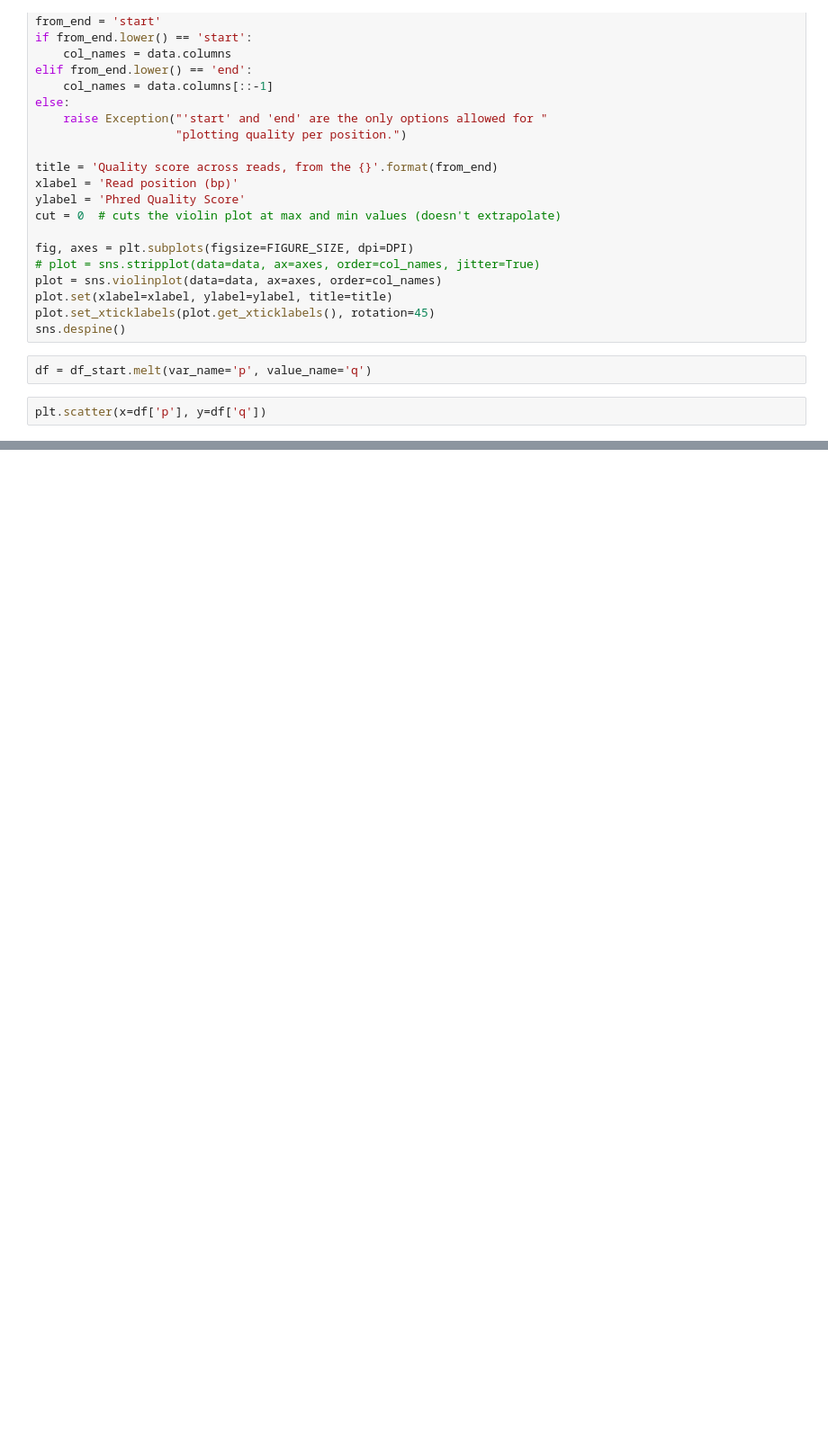
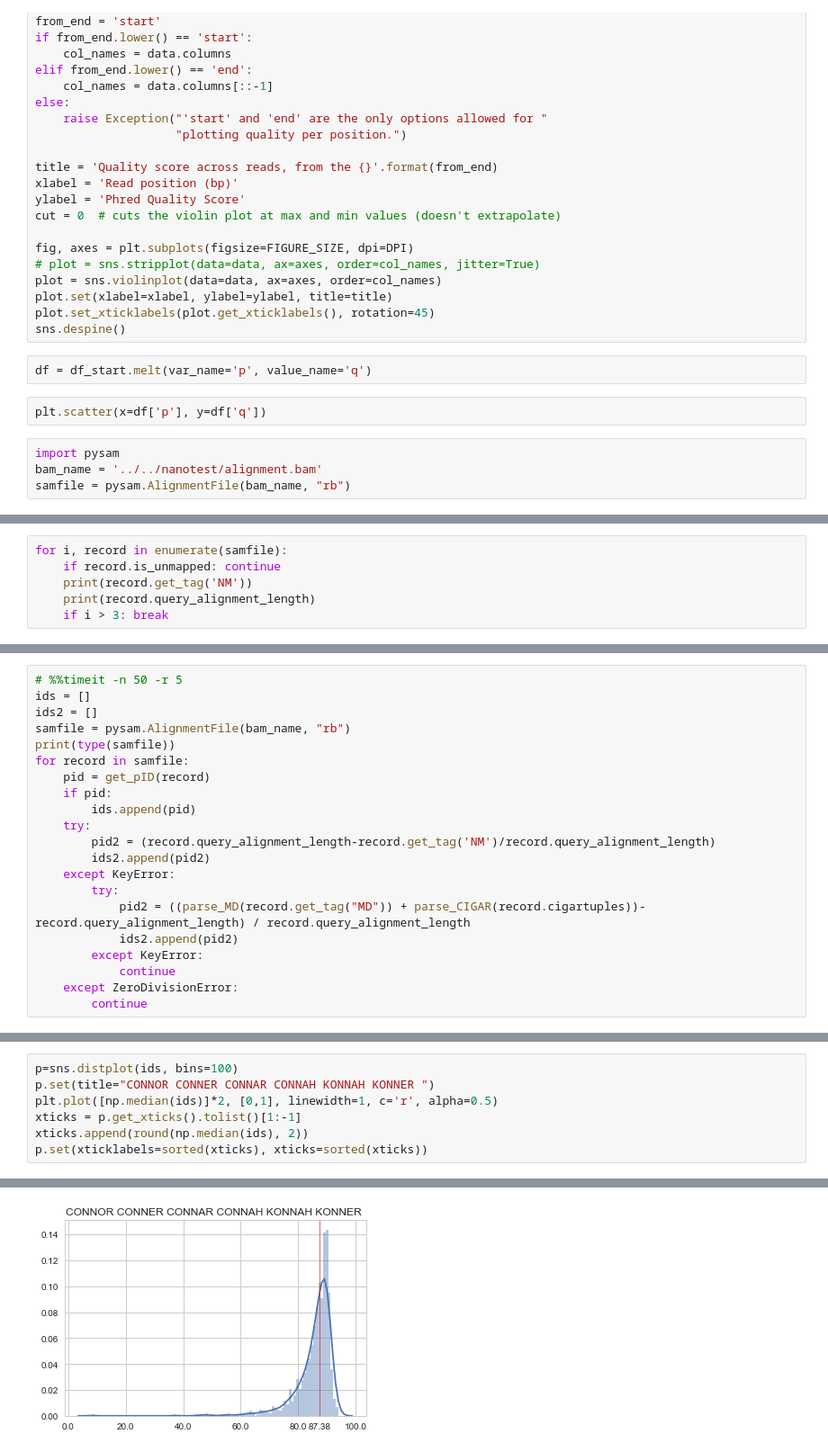
Before and after one commit to mbhall88/pistis, a Jupyter notebook: examples/plot_prototyping.ipynb, the cells around one changed output, grey strips where cells are left out. Shown at 90% size. Cells and saved outputs as stored; diff of their text form; blank space fills up the shorter version.

Commit message:
add percent identity from bam plot

```diff
--- a/examples/plot_prototyping.ipynb
+++ b/examples/plot_prototyping.ipynb
@@ -279,3 +349,7 @@ sns.despine()
 df = df_start.melt(var_name='p', value_name='q')
 # %%
 plt.scatter(x=df['p'], y=df['q'])
+# %%
+import pysam
+bam_name = '../../nanotest/alignment.bam'
+samfile = pysam.AlignmentFile(bam_name, "rb")
@@ -281,0 +407,6 @@ plt.scatter(x=df['p'], y=df['q'])
+# %%
+for i, record in enumerate(samfile):
+    if record.is_unmapped: continue
+    print(record.get_tag('NM'))
+    print(record.query_alignment_length)
+    if i > 3: break
@@ -281,0 +424,21 @@ plt.scatter(x=df['p'], y=df['q'])
+# %%
+# %%timeit -n 50 -r 5
+ids = []
+ids2 = []
+samfile = pysam.AlignmentFile(bam_name, "rb")
+print(type(samfile))
+for record in samfile:
+    pid = get_pID(record)
+    if pid:
+        ids.append(pid)
+    try:
+        pid2 = (record.query_alignment_length-record.get_tag('NM')/record.query_alignment_length)
+        ids2.append(pid2)
+    except KeyError:
+        try:
+            pid2 = ((parse_MD(record.get_tag("MD")) + parse_CIGAR(record.cigartuples))-record.query_alignment_length) / record.query_alignment_length
+            ids2.append(pid2)
+        except KeyError:
+            continue
+    except ZeroDivisionError:
+        continue
@@ -281,0 +468,8 @@ plt.scatter(x=df['p'], y=df['q'])
+# %%
+p=sns.distplot(ids, bins=100)
+p.set(title="CONNOR CONNER CONNAR CONNAH KONNAH KONNER ")
+plt.plot([np.median(ids)]*2, [0,1], linewidth=1, c='r', alpha=0.5)
+xticks = p.get_xticks().tolist()[1:-1]
+xticks.append(round(np.median(ids), 2))
+p.set(xticklabels=sorted(xticks), xticks=sorted(xticks))
+# %% [output]
@@ -281,0 +490 @@ plt.scatter(x=df['p'], y=df['q'])
+[figure, added]
```
Also changed, not shown: parts of 21 cells of this notebook, 14 other files.
